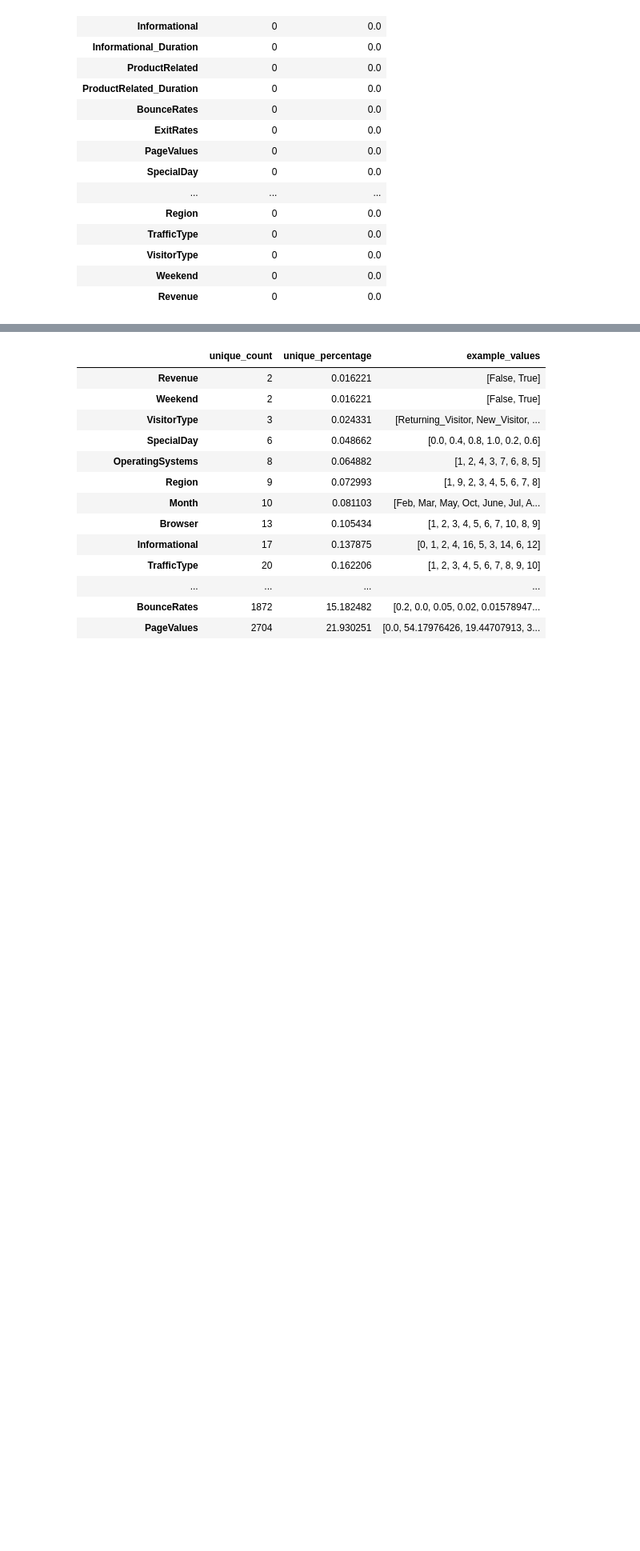
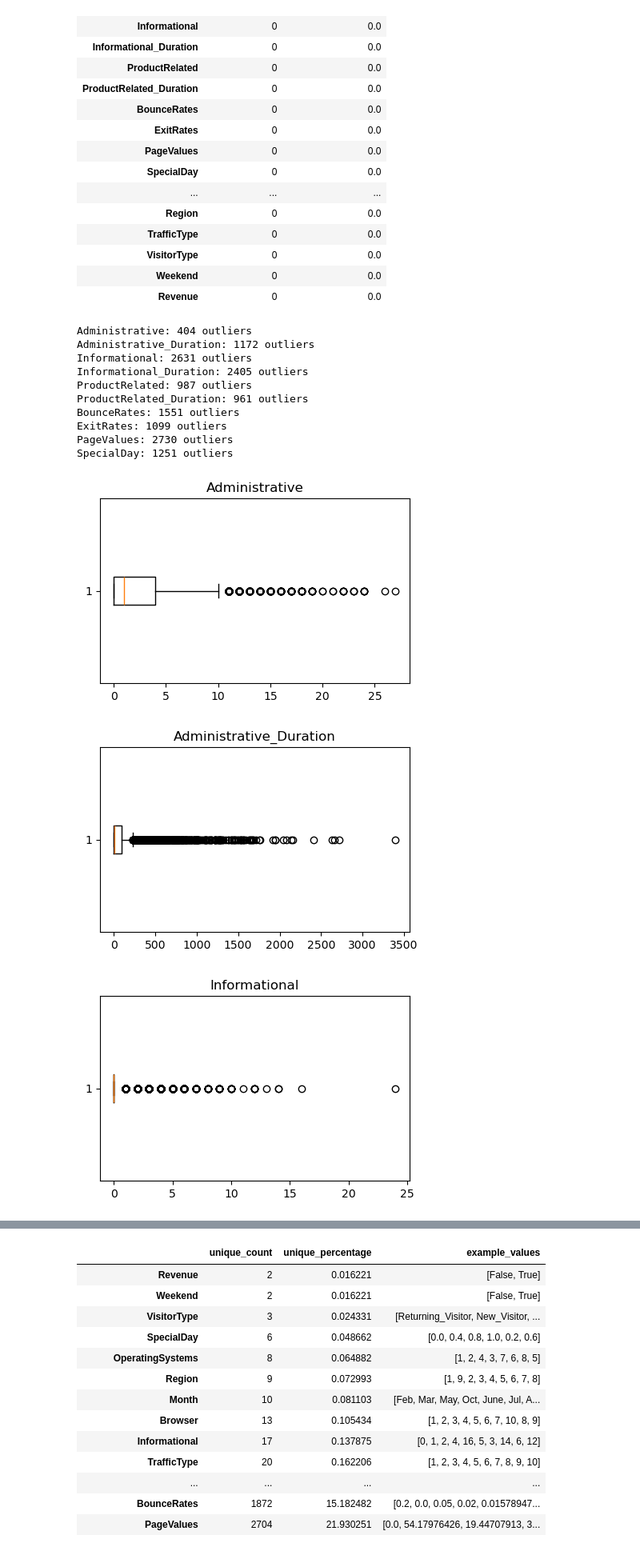
Before and after one commit to liaoxiaoyang3-prog/MLDP_project, a Jupyter notebook: MLDP.ipynb, the cells around one changed output, grey strips where cells are left out. Shown at 80% size. Drawn from its saved outputs; the diff is of its cells as text; code cells hidden in the pictures; blank space fills up the shorter version.

Commit message:
i added in the inconsistent check and outlier check

```diff
--- a/MLDP.ipynb
+++ b/MLDP.ipynb
@@ -185,3 +185,52 @@ display(missing_report)
 | VisitorType | 0 | 0.0 |
 | Weekend | 0 | 0.0 |
 | Revenue | 0 | 0.0 |
+# %%
+#outliers
+
+numeric_cols = [
+    "Administrative",
+    "Administrative_Duration",
+    "Informational",
+    "Informational_Duration",
+    "ProductRelated",
+    "ProductRelated_Duration",
+    "BounceRates",
+    "ExitRates",
+    "PageValues",
+    "SpecialDay"
+]
+# print numbers for me to see
+for col in numeric_cols:
+    Q1 = df[col].quantile(0.25)
+    Q3 = df[col].quantile(0.75)
+    IQR = Q3 - Q1
+
+    lower = Q1 - 1.5 * IQR
+    upper = Q3 + 1.5 * IQR
+
+    outliers = df[(df[col] < lower) | (df[col] > upper)]
+    print(f"{col}: {len(outliers)} outliers")
+
+# for me to see in box plot
+for col in numeric_cols:
+    plt.figure(figsize=(5,3))
+    plt.boxplot(df[col], vert=False)
+    plt.title(col)
+    plt.show()
+
+# so from this part i do see that i have outliers
+# %% [output]
+Administrative: 404 outliers
+Administrative_Duration: 1172 outliers
+Informational: 2631 outliers
+Informational_Duration: 2405 outliers
+ProductRelated: 987 outliers
+ProductRelated_Duration: 961 outliers
+BounceRates: 1551 outliers
+ExitRates: 1099 outliers
+PageValues: 2730 outliers
+SpecialDay: 1251 outliers
+[figure, added]
+[figure, added]
+[figure, added]
```
Also changed, not shown: parts of 2 cells of this notebook.
